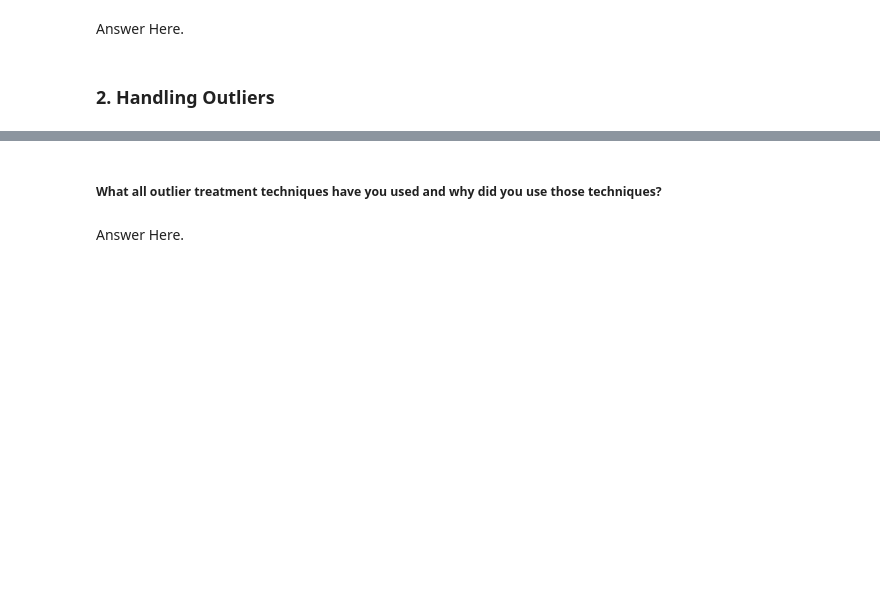
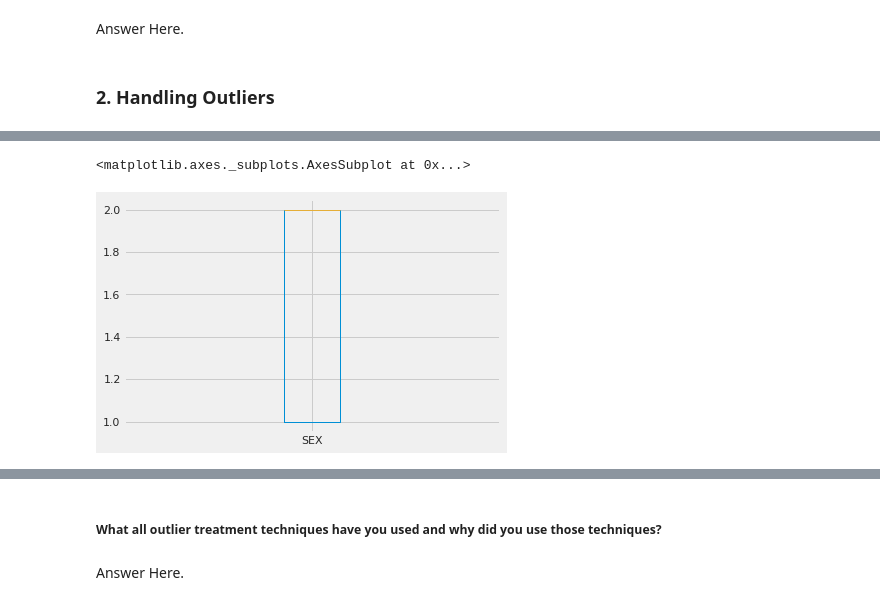
Before and after one commit to PrachiJadhav12/Credit_Card_default_Prediction, a Jupyter notebook: creditCopy_of_Sample_ML_Submission_Template.ipynb, the cells around one changed output, grey strips where cells are left out. Cells and saved outputs as stored; diff of their text form; code cells hidden in the pictures; blank space fills up the shorter version.

```diff
--- a/creditCopy_of_Sample_ML_Submission_Template.ipynb
+++ b/creditCopy_of_Sample_ML_Submission_Template.ipynb
@@ -1100,0 +1124,5 @@ Answer Here.
+# %%
+df[['SEX']].plot(kind='box')
+# %% [output]
+<matplotlib.axes._subplots.AxesSubplot at 0x...>
+[figure, added]
```
Also changed, not shown: parts of 40 cells of this notebook.
